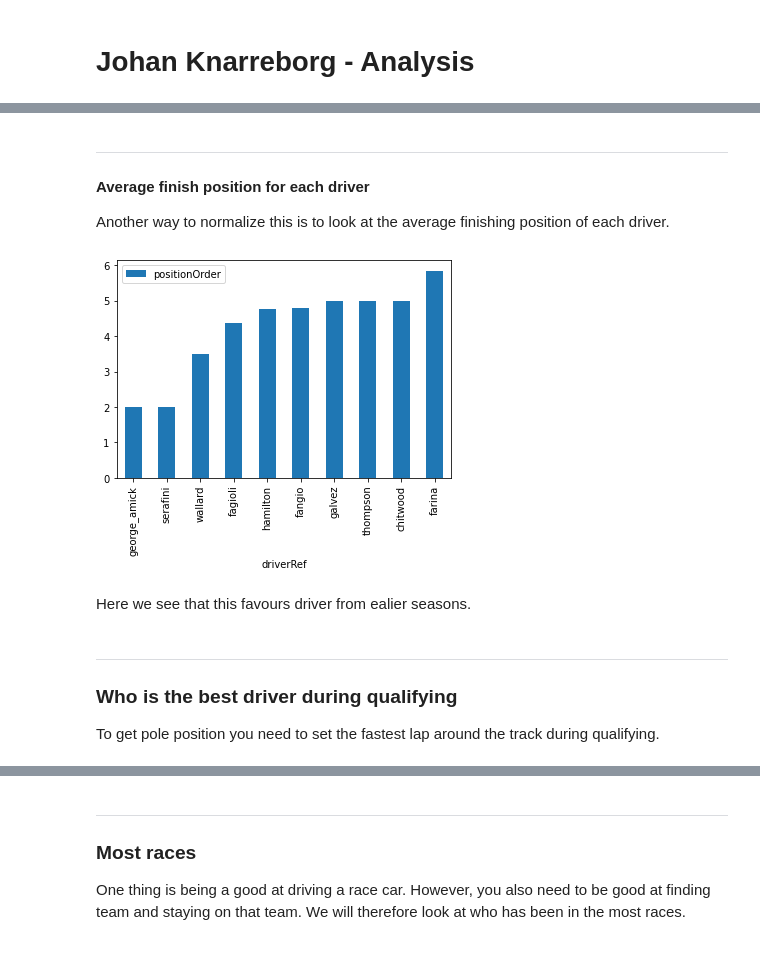
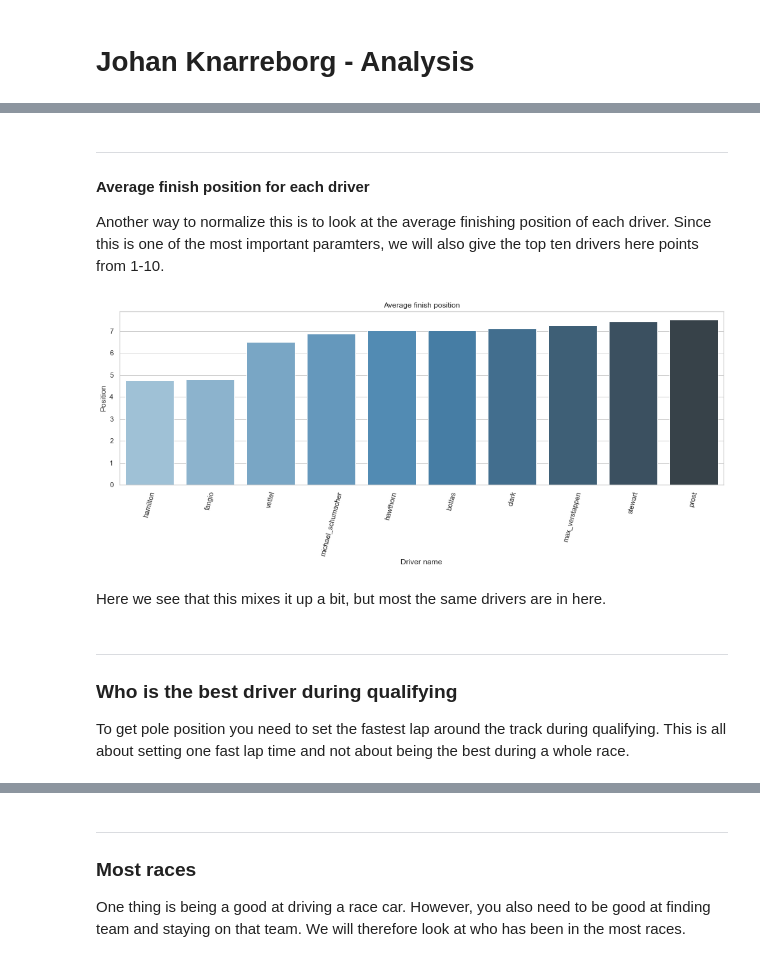
Before and after one commit to data301-2021-winter1/group16-project, a Jupyter notebook: notebooks/analysis1_analysis.ipynb, the cells around one changed output, grey strips where cells are left out. Drawn from its saved outputs; the diff is of its cells as text; code cells hidden in the pictures.

```diff
--- a/notebooks/analysis1_analysis.ipynb
+++ b/notebooks/analysis1_analysis.ipynb
@@ -74,2 +28,22 @@ drivers2 = drivers2.drop(drivers2[drivers2["size"] < 40 ].index)
+# %%
+#Importing libraries
+import pandas as pd
+import matplotlib.pyplot as plt
+import numpy as np
+from analysis1_pipeline import pipeline
+import seaborn as sns
+
+#running my pipeline function
+pipeline("../data/raw/","../data/processed/Johan_Processed/")
+
+#Importing the processed data
+drivers = pd.read_csv("../data/processed/Johan_Processed/drivers.csv")
+qualifying = pd.read_csv("../data/processed/Johan_Processed/qualifying.csv")
+results_races =    pd.read_csv("../data/processed/Johan_Processed/results_races.csv")
+driversFiltered = pd.read_csv("../data/processed/Johan_Processed/drivers2.csv")
+overall_driver = pd.read_csv("../data/processed/Johan_Processed/overall_driver.csv")
+# %%
+#setting the seaborn theme
+sns.set_theme(style="whitegrid")
 # %% [markdown]
 ### A first look at differences between drivers
@@ -145,26 +117,35 @@ for i in top_driver["driverId"][0:10]:
 ---
 
 #### Average finish position for each driver
-Another way to normalize this is to look at the average finishing position of each driver.
+Another way to normalize this is to look at the average finishing position of each driver. Since this is one of the most important paramters, we will also give the top ten drivers here points from 1-10.
 # %%
 driver_finish = results_races[["driverId","driverRef","positionOrder"]].copy()
 driver_finish_mean = driver_finish.groupby("driverId").mean().reset_index()
 driver_finish_mean = pd.merge(driver_finish_mean,drivers[["driverId","driverRef"]], on="driverId",how="left").sort_values(by="positionOrder",ascending=True)
-#driver_finish_mean.head(10)
-ax2 = driver_finish_mean[0:10].plot.bar(x="driverRef",y="positionOrder")
+
+#removing drivers that have participated in less than 40 races.
+driver_finish_mean = driver_finish_mean.loc[driver_finish_mean["driverId"].isin(driversFiltered["driverId"])]
+
+#plotting the top ten drivers
+f = plt.figure(figsize=[17,5])
+ax = sns.barplot(x=driver_finish_mean["driverRef"][0:10], y=driver_finish_mean["positionOrder"][0:10], data=driver_finish_mean,palette="Blues_d")
+plt.xticks(rotation=75)
+plt.ylabel("Position")
+plt.xlabel("Driver name")
+plt.title("Average finish position");
 # %% [output]
-[figure, old version]
+[figure, new version]
 # %%
 #giving the top ten drivers of this parameter points from 1-10.
 p = 10
 for i in driver_finish_mean["driverId"][0:10]:
     overall_driver.loc[overall_driver["driverId"]==i,"points"]=  overall_driver.loc[overall_driver["driverId"]==i,"points"] +p
     p = p-1
-# %% [markdown]
-Here we see that this favours driver from ealier seasons.
+# %% [markdown]
+Here we see that this mixes it up a bit, but most the same drivers are in here.
 # %% [markdown]
 ---
 
 ### Who is the best driver during qualifying
 
-To get pole position you need to set the fastest lap around the track during qualifying.
+To get pole position you need to set the fastest lap around the track during qualifying. This is all about setting one fast lap time and not about being the best during a whole race.
```
Also changed, not shown: parts of 24 cells of this notebook, 3 other files.
